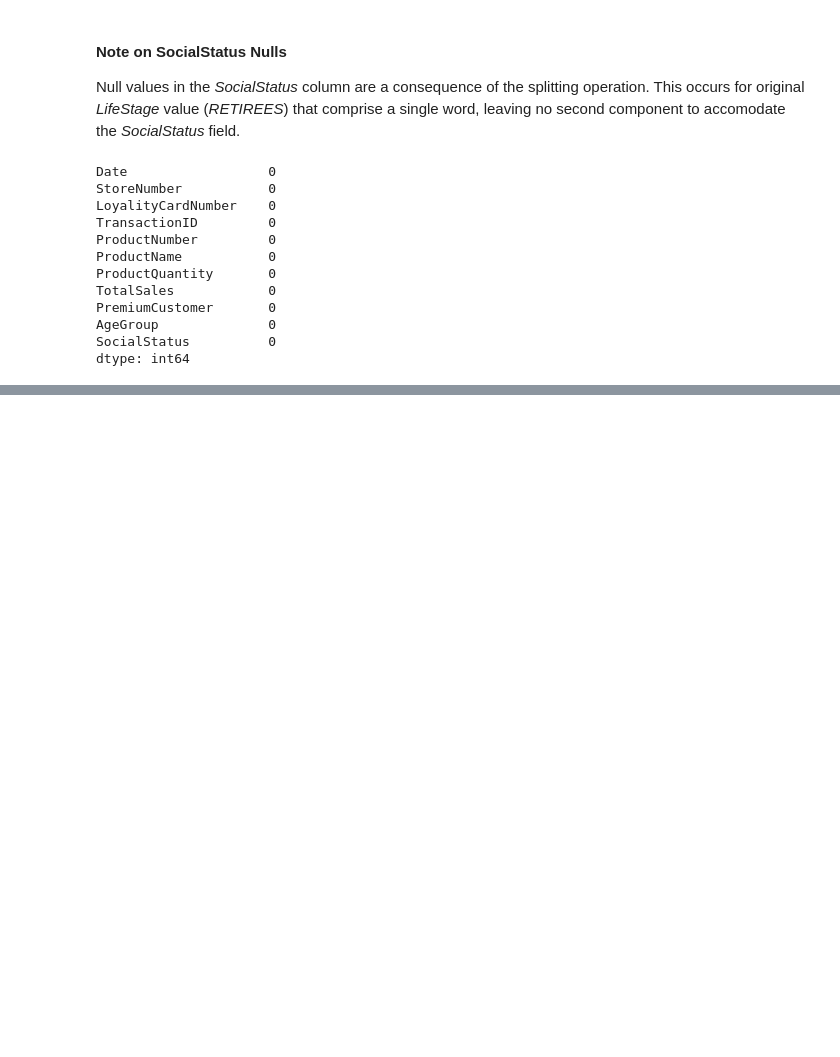
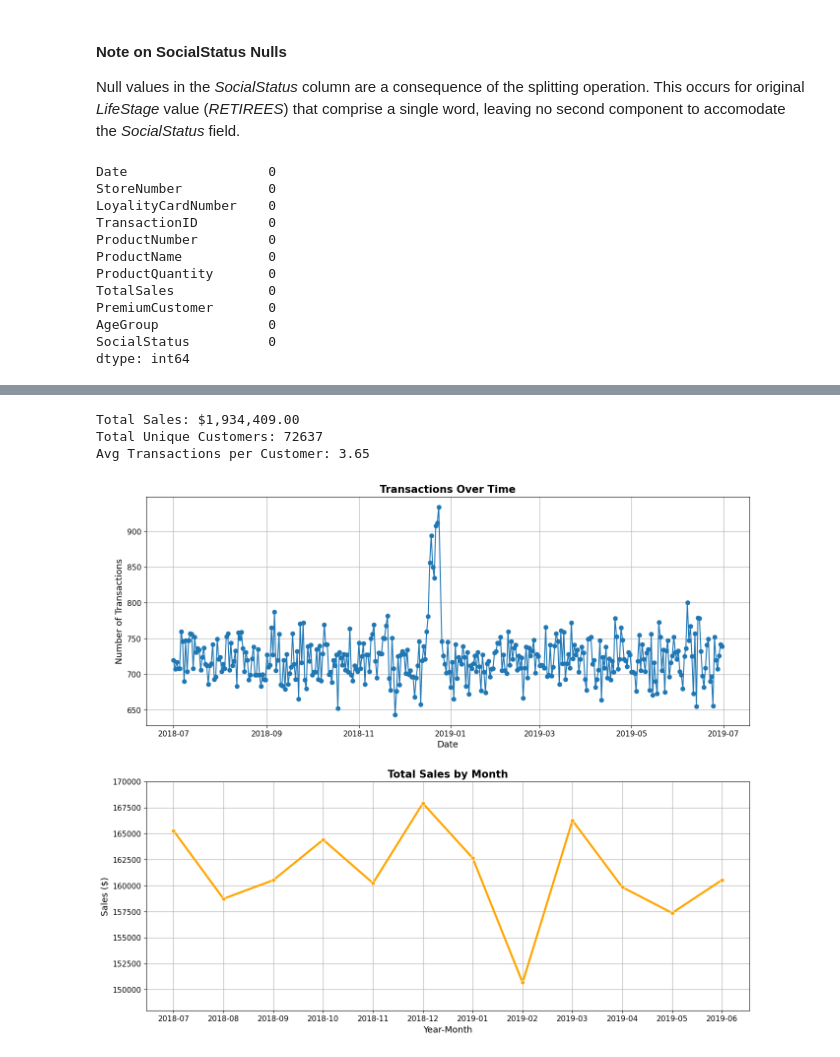
Before and after one commit to bn-khalifa/RetailTrialImpactAnalysis, a Jupyter notebook: 1st_Sprint/RetailStrategy&Analytics.ipynb, the cells around one changed output, grey strips where cells are left out. Saved outputs shown, nothing was run; the diff lists cells and outputs as text; code cells hidden in the pictures; blank space fills up the shorter version.

Commit message:
defined key metrics and added analysis and summary of transaction and sales charts(Time of Year)

```diff
--- a/1st_Sprint/RetailStrategy&Analytics.ipynb
+++ b/1st_Sprint/RetailStrategy&Analytics.ipynb
@@ -277,0 +283,13 @@ dtype: int64
+# %%
+# define Key Metrics
+totalSales = full_df['TotalSales'].sum()
+totalCustomers = full_df['LoyalityCardNumber'].nunique()
+transactionsPerCustomer = full_df.groupby('LoyalityCardNumber')['TransactionID'].count().mean()
+
+print(f"Total Sales: ${totalSales:,.2f}")
+print(f"Total Unique Customers: {totalCustomers}")
+print(f"Avg Transactions per Customer: {transactionsPerCustomer:.2f}")
+# %% [output]
+Total Sales: $1,934,409.00
+Total Unique Customers: 72637
+Avg Transactions per Customer: 3.65
@@ -277,0 +299,30 @@ dtype: int64
+# %%
+# analyze Sales Drivers (Time of Year)
+fig, axes = plt.subplots(2, 1, figsize=(14, 12))
+
+# plotting Transactions Over Time
+transactions_over_time = full_df.groupby('Date')['TransactionID'].nunique()
+axes[0].plot(transactions_over_time.index, transactions_over_time.values, marker='o')
+axes[0].set_title('Transactions Over Time', fontsize=15, fontweight='bold')
+axes[0].set_xlabel('Date', fontsize=13)
+axes[0].set_ylabel('Number of Transactions', fontsize=13)
+axes[0].tick_params(axis='both', labelsize=11)
+axes[0].grid(True)
+
+# plotting Total Sales by Month
+monthlySales = (
+    full_df.groupby(full_df['Date'].dt.to_period('M').astype(str).rename('yearMonth'))
+    ['TotalSales'].sum().reset_index()
+    )
+sns.lineplot(data=monthlySales, x='yearMonth', y='TotalSales', color='orange', marker='o', ax=axes[1], linewidth=3)
+axes[1].set_title("Total Sales by Month", fontsize=15, fontweight='bold')
+axes[1].set_xlabel('Year-Month', fontsize=13)
+axes[1].set_ylabel('Sales ($)', fontsize=13)
+axes[1].set_ylim([148000, 170000])
+axes[1].tick_params(axis='both', labelsize=11)
+axes[1].grid(True)
+
+plt.tight_layout(pad=3)
+plt.show()
+# %% [output]
+[figure, added]
```
Also changed, not shown: parts of 13 cells of this notebook.
